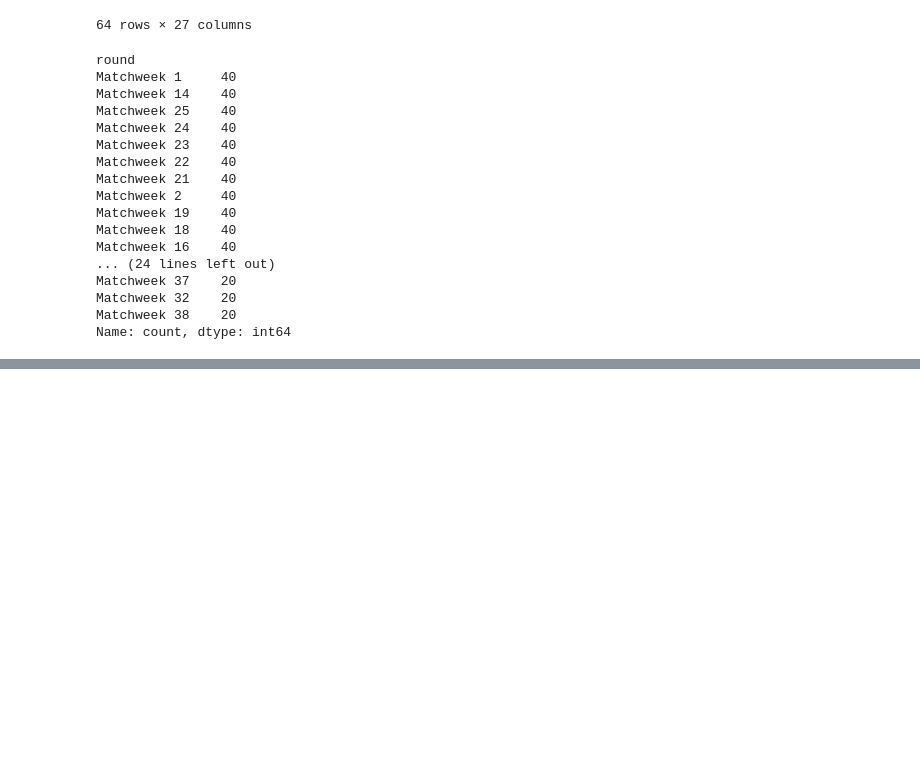
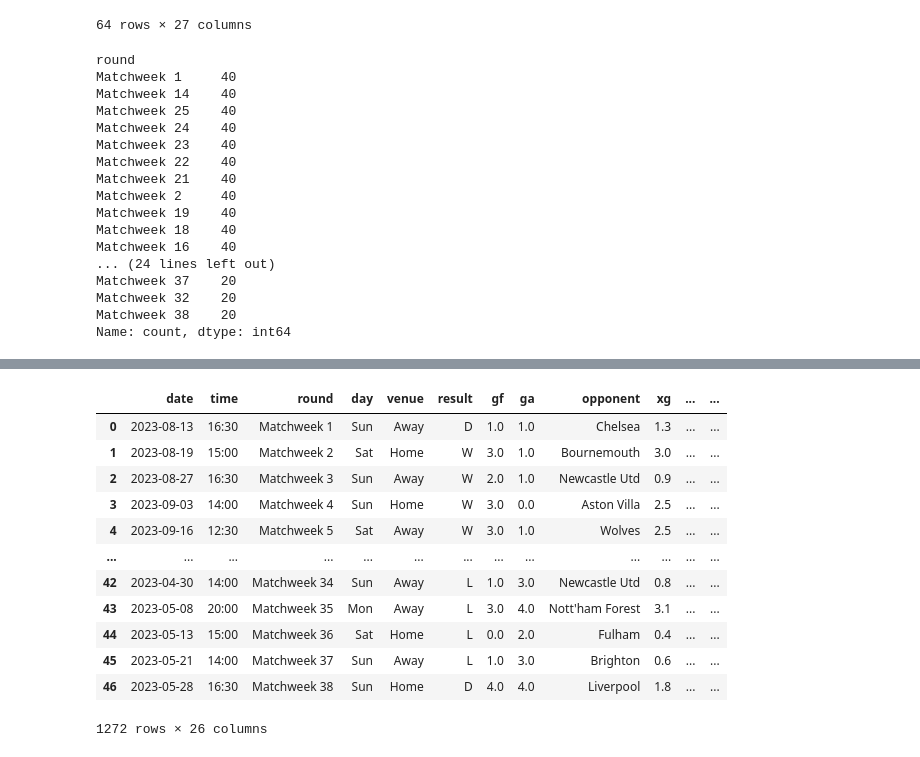
Before and after one commit to Bardakor/SportsSim, a Jupyter notebook: MachineLearner.ipynb, the cells around one changed output, grey strips where cells are left out. Drawn from its saved outputs; the diff is of its cells as text; code cells hidden in the pictures; blank space fills up the shorter version.

```diff
--- a/MachineLearner.ipynb
+++ b/MachineLearner.ipynb
@@ -104,3 +106,19 @@ dtype: object
 matches["date"] = pd.to_datetime(matches["date"])
 # %%
 matches["target"] = (matches["result"] == "W").astype("int")
+# %%
+matches
+# %% [output]
+|  | date | time | round | day | venue | result | gf | ga | opponent | xg | ... | ... |
+| 0 | 2023-08-13 | 16:30 | Matchweek 1 | Sun | Away | D | 1.0 | 1.0 | Chelsea | 1.3 | ... | ... |
+| 1 | 2023-08-19 | 15:00 | Matchweek 2 | Sat | Home | W | 3.0 | 1.0 | Bournemouth | 3.0 | ... | ... |
+| 2 | 2023-08-27 | 16:30 | Matchweek 3 | Sun | Away | W | 2.0 | 1.0 | Newcastle Utd | 0.9 | ... | ... |
+| 3 | 2023-09-03 | 14:00 | Matchweek 4 | Sun | Home | W | 3.0 | 0.0 | Aston Villa | 2.5 | ... | ... |
+| 4 | 2023-09-16 | 12:30 | Matchweek 5 | Sat | Away | W | 3.0 | 1.0 | Wolves | 2.5 | ... | ... |
+| ... | ... | ... | ... | ... | ... | ... | ... | ... | ... | ... | ... | ... |
+| 42 | 2023-04-30 | 14:00 | Matchweek 34 | Sun | Away | L | 1.0 | 3.0 | Newcastle Utd | 0.8 | ... | ... |
+| 43 | 2023-05-08 | 20:00 | Matchweek 35 | Mon | Away | L | 3.0 | 4.0 | Nott'ham Forest | 3.1 | ... | ... |
+| 44 | 2023-05-13 | 15:00 | Matchweek 36 | Sat | Home | L | 0.0 | 2.0 | Fulham | 0.4 | ... | ... |
+| 45 | 2023-05-21 | 14:00 | Matchweek 37 | Sun | Away | L | 1.0 | 3.0 | Brighton | 0.6 | ... | ... |
+| 46 | 2023-05-28 | 16:30 | Matchweek 38 | Sun | Home | D | 4.0 | 4.0 | Liverpool | 1.8 | ... | ... |
+1272 rows × 26 columns
```
Also changed, not shown: parts of 10 cells of this notebook, 2 other files.
